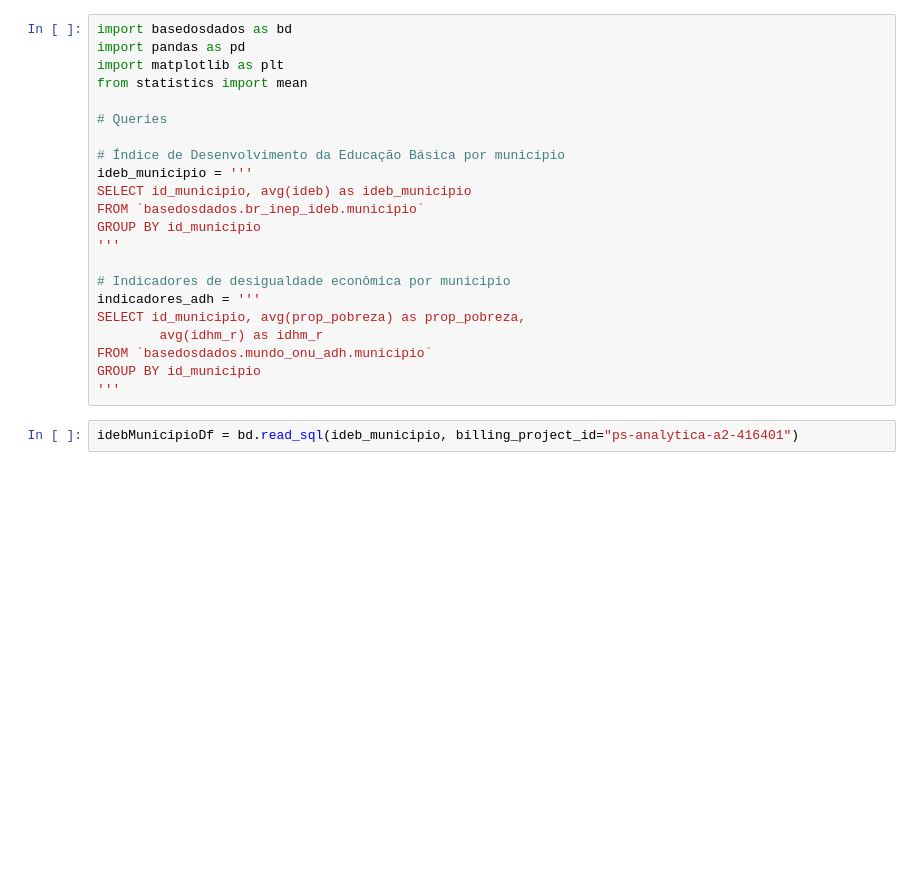
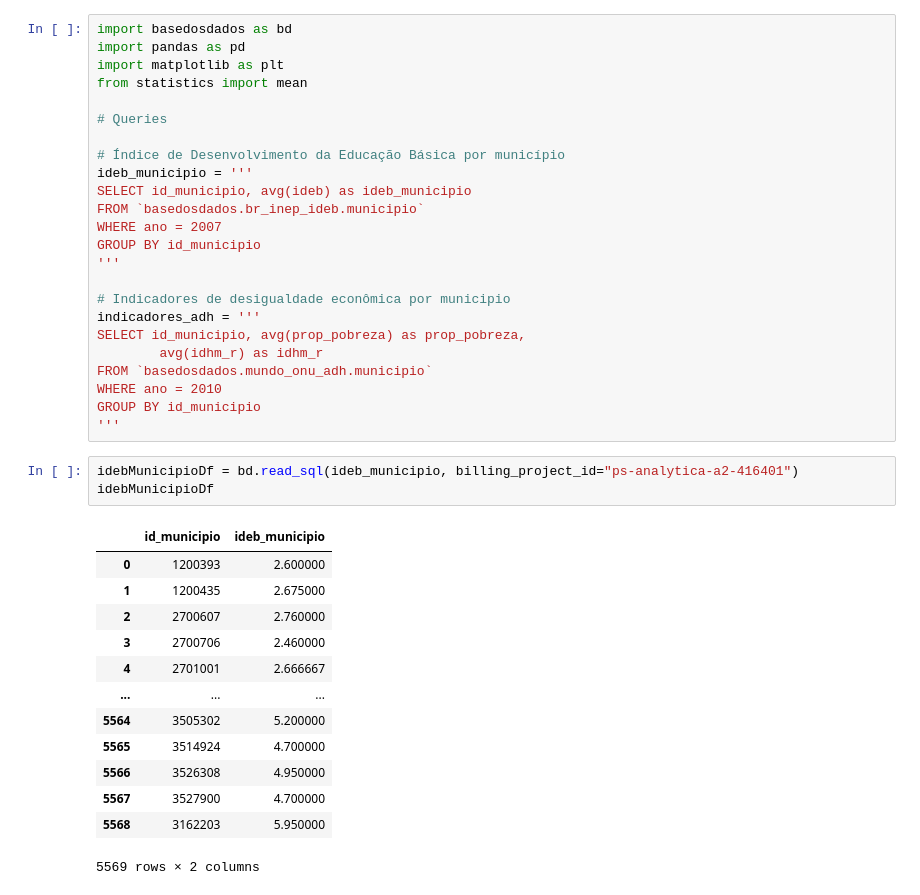
Before and after one commit to leaaaaaao/PS_Analytica_Tarefa_A2, a Jupyter notebook: AnaliseRendaEducacao.ipynb, the cells around one changed output. Drawn from its saved outputs; the diff is of its cells as text; blank space fills up the shorter version.

```diff
--- a/AnaliseRendaEducacao.ipynb
+++ b/AnaliseRendaEducacao.ipynb
@@ -10,6 +10,7 @@ from statistics import mean
 ideb_municipio = '''
 SELECT id_municipio, avg(ideb) as ideb_municipio
 FROM `basedosdados.br_inep_ideb.municipio`
+WHERE ano = 2007
 GROUP BY id_municipio
 '''
 
@@ -18,9 +19,25 @@ indicadores_adh = '''
 SELECT id_municipio, avg(prop_pobreza) as prop_pobreza,
         avg(idhm_r) as idhm_r
 FROM `basedosdados.mundo_onu_adh.municipio`
+WHERE ano = 2010
 GROUP BY id_municipio
 '''
 # %%
 idebMunicipioDf = bd.read_sql(ideb_municipio, billing_project_id="ps-analytica-a2-416401")
+idebMunicipioDf
+# %% [output]
+|  | id_municipio | ideb_municipio |
+| 0 | 1200393 | 2.600000 |
+| 1 | 1200435 | 2.675000 |
+| 2 | 2700607 | 2.760000 |
+| 3 | 2700706 | 2.460000 |
+| 4 | 2701001 | 2.666667 |
+| ... | ... | ... |
+| 5564 | 3505302 | 5.200000 |
+| 5565 | 3514924 | 4.700000 |
+| 5566 | 3526308 | 4.950000 |
+| 5567 | 3527900 | 4.700000 |
+| 5568 | 3162203 | 5.950000 |
+5569 rows × 2 columns
 # %%
 indicadoresADHDf = bd.read_sql(indicadores_adh, billing_project_id="ps-analytica-a2-416401")
```
Also changed, not shown: parts of 5 cells of this notebook, 1 other file.
